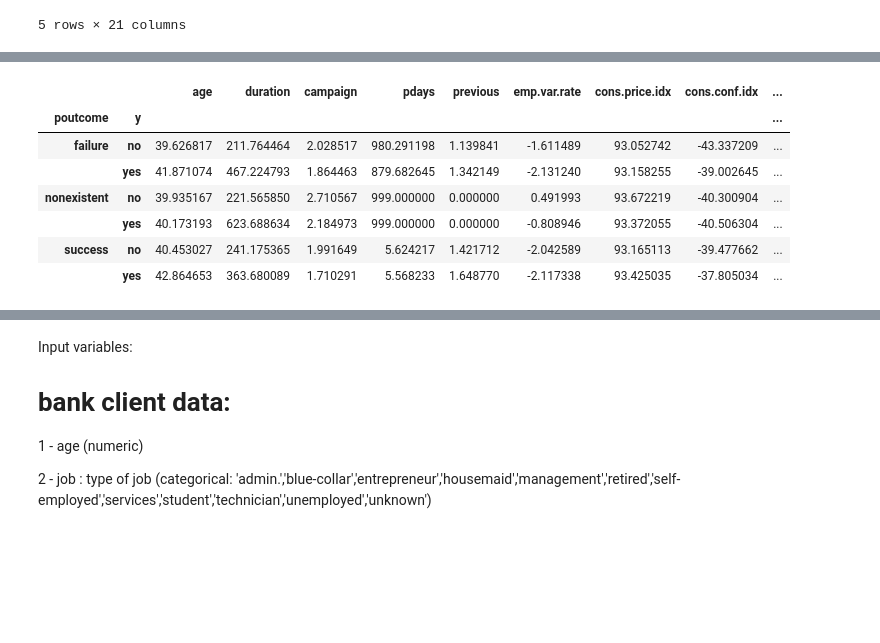
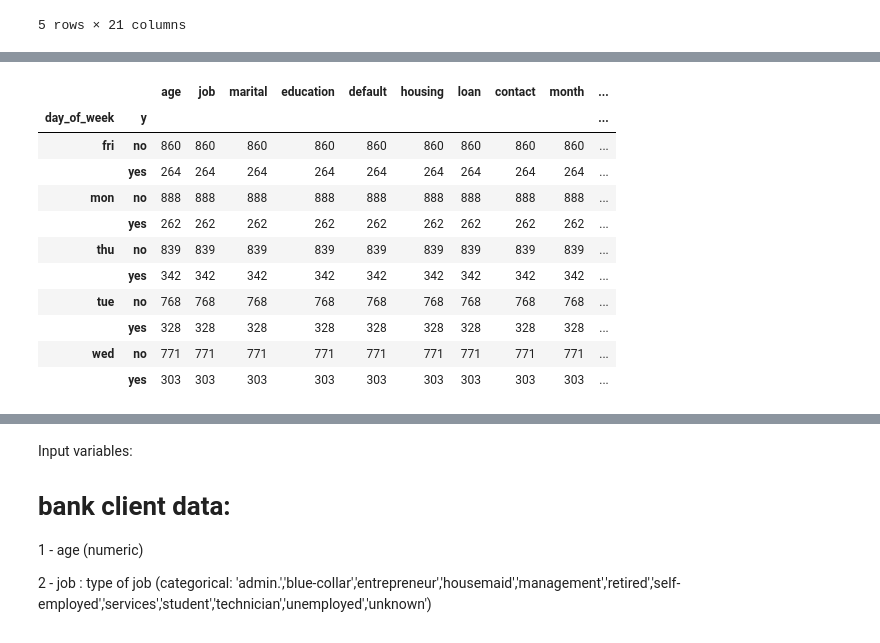
Before and after one commit to garywheeler24/DS-Atlanta-Mod-3-Project, a Jupyter notebook: Maia/Initial_alalysis_cleaning_data.ipynb, the cells around one changed output, grey strips where cells are left out. Saved outputs shown, nothing was run; the diff lists cells and outputs as text; code cells hidden in the pictures; blank space fills up the shorter version.

```diff
--- a/Maia/Initial_alalysis_cleaning_data.ipynb
+++ b/Maia/Initial_alalysis_cleaning_data.ipynb
@@ -105,0 +145,8 @@ df
+# %%
+indexes_to_drop1 = list(df[df["poutcome"] == "nonexistent"].index)
+indexes_to_drop = []
+indexes_to_drop.extend(indexes_to_drop1)
+df.drop(index = indexes_to_drop, inplace = True)
+poutcome = df.groupby(['poutcome', 'y']).mean()
+poutcome
+#df['poutcome']
@@ -106,11 +160,15 @@ df
 # %%
-df.groupby(['poutcome', 'y']).mean()
+df.groupby(['day_of_week', 'y']).count()
 # %% [output]
-|  |  | age | duration | campaign | pdays | previous | emp.var.rate | cons.price.idx | cons.conf.idx | ... |
-| poutcome | y |  |  |  |  |  |  |  |  | ... |
-| failure | no | 39.626817 | 211.764464 | 2.028517 | 980.291198 | 1.139841 | -1.611489 | 93.052742 | -43.337209 | ... |
-|  | yes | 41.871074 | 467.224793 | 1.864463 | 879.682645 | 1.342149 | -2.131240 | 93.158255 | -39.002645 | ... |
-| nonexistent | no | 39.935167 | 221.565850 | 2.710567 | 999.000000 | 0.000000 | 0.491993 | 93.672219 | -40.300904 | ... |
-|  | yes | 40.173193 | 623.688634 | 2.184973 | 999.000000 | 0.000000 | -0.808946 | 93.372055 | -40.506304 | ... |
-| success | no | 40.453027 | 241.175365 | 1.991649 | 5.624217 | 1.421712 | -2.042589 | 93.165113 | -39.477662 | ... |
-|  | yes | 42.864653 | 363.680089 | 1.710291 | 5.568233 | 1.648770 | -2.117338 | 93.425035 | -37.805034 | ... |
+|  |  | age | job | marital | education | default | housing | loan | contact | month | ... |
+| day_of_week | y |  |  |  |  |  |  |  |  |  | ... |
+| fri | no | 860 | 860 | 860 | 860 | 860 | 860 | 860 | 860 | 860 | ... |
+|  | yes | 264 | 264 | 264 | 264 | 264 | 264 | 264 | 264 | 264 | ... |
+| mon | no | 888 | 888 | 888 | 888 | 888 | 888 | 888 | 888 | 888 | ... |
+|  | yes | 262 | 262 | 262 | 262 | 262 | 262 | 262 | 262 | 262 | ... |
+| thu | no | 839 | 839 | 839 | 839 | 839 | 839 | 839 | 839 | 839 | ... |
+|  | yes | 342 | 342 | 342 | 342 | 342 | 342 | 342 | 342 | 342 | ... |
+| tue | no | 768 | 768 | 768 | 768 | 768 | 768 | 768 | 768 | 768 | ... |
+|  | yes | 328 | 328 | 328 | 328 | 328 | 328 | 328 | 328 | 328 | ... |
+| wed | no | 771 | 771 | 771 | 771 | 771 | 771 | 771 | 771 | 771 | ... |
+|  | yes | 303 | 303 | 303 | 303 | 303 | 303 | 303 | 303 | 303 | ... |
```
Also changed, not shown: parts of 17 cells of this notebook.
